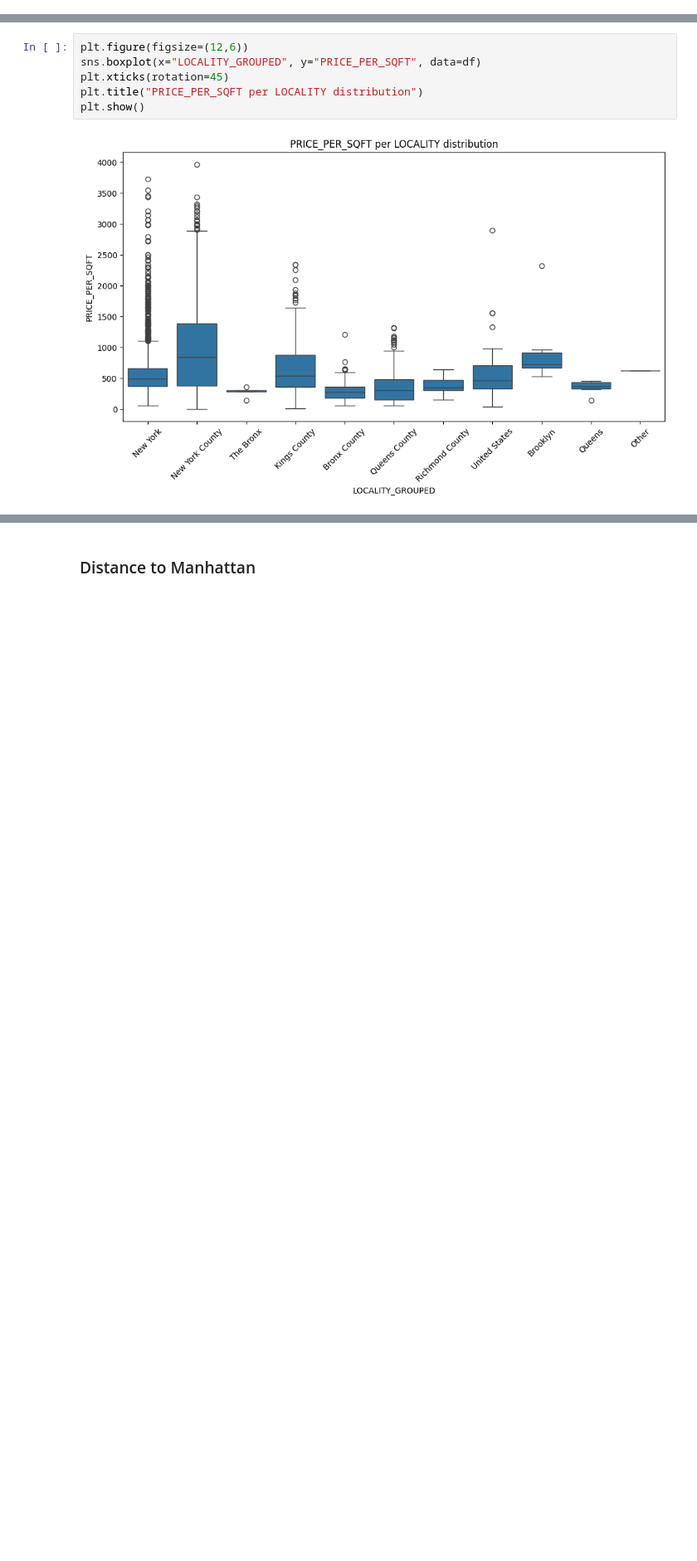
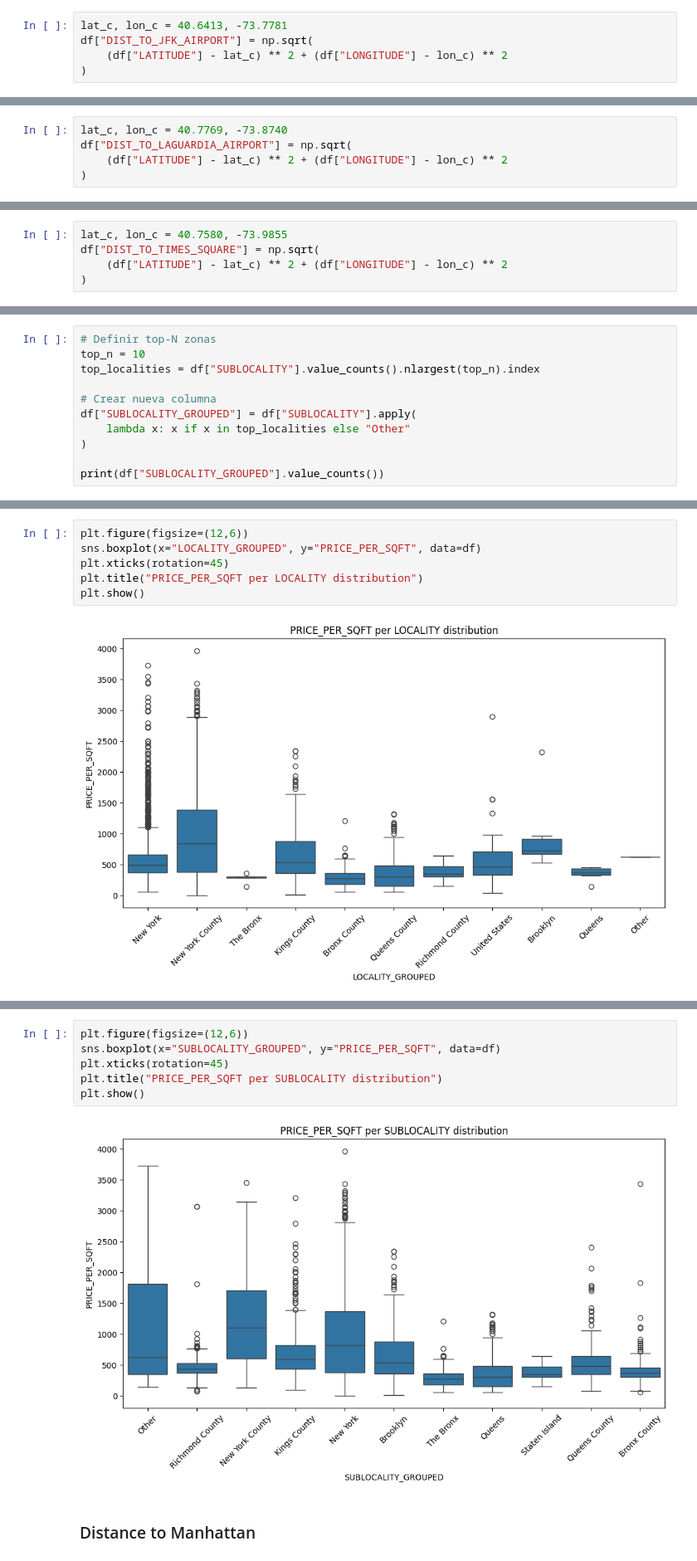
Before and after one commit to Presmanes3/ML_Pipeline, a Jupyter notebook: notebooks/01_data_exploration.ipynb, the cells around one changed output, grey strips where cells are left out. Shown at 83% size. Cells and saved outputs as stored; diff of their text form; blank space fills up the shorter version.

```diff
--- a/notebooks/01_data_exploration.ipynb
+++ b/notebooks/01_data_exploration.ipynb
@@ -488,0 +514,5 @@ df["DIST_TO_MANHATTAN"] = np.sqrt(
+# %%
+lat_c, lon_c = 40.6413, -73.7781
+df["DIST_TO_JFK_AIRPORT"] = np.sqrt(
+    (df["LATITUDE"] - lat_c) ** 2 + (df["LONGITUDE"] - lon_c) ** 2
+)
@@ -488,0 +521,5 @@ df["DIST_TO_MANHATTAN"] = np.sqrt(
+# %%
+lat_c, lon_c = 40.7769, -73.8740
+df["DIST_TO_LAGUARDIA_AIRPORT"] = np.sqrt(
+    (df["LATITUDE"] - lat_c) ** 2 + (df["LONGITUDE"] - lon_c) ** 2
+)
@@ -489,3 +528,8 @@ df["DIST_TO_MANHATTAN"] = np.sqrt(
+# %%
+lat_c, lon_c = 40.7580, -73.9855
+df["DIST_TO_TIMES_SQUARE"] = np.sqrt(
+    (df["LATITUDE"] - lat_c) ** 2 + (df["LONGITUDE"] - lon_c) ** 2
+)
 # %% [markdown]
 #### Locality
 # %%
@@ -515,0 +562,11 @@ Name: count, dtype: int64
+# %%
+# Definir top-N zonas
+top_n = 10
+top_localities = df["SUBLOCALITY"].value_counts().nlargest(top_n).index
+
+# Crear nueva columna
+df["SUBLOCALITY_GROUPED"] = df["SUBLOCALITY"].apply(
+    lambda x: x if x in top_localities else "Other"
+)
+
+print(df["SUBLOCALITY_GROUPED"].value_counts())
@@ -544,3 +617,11 @@ plt.show()
+# %%
+plt.figure(figsize=(12,6))
+sns.boxplot(x="SUBLOCALITY_GROUPED", y="PRICE_PER_SQFT", data=df)
+plt.xticks(rotation=45)
+plt.title("PRICE_PER_SQFT per SUBLOCALITY distribution")
+plt.show()
+# %% [output]
+[figure, added]
 # %% [markdown]
 ### Distance to Manhattan
 # %%
```
Also changed, not shown: parts of 17 cells of this notebook, 7 other files.
